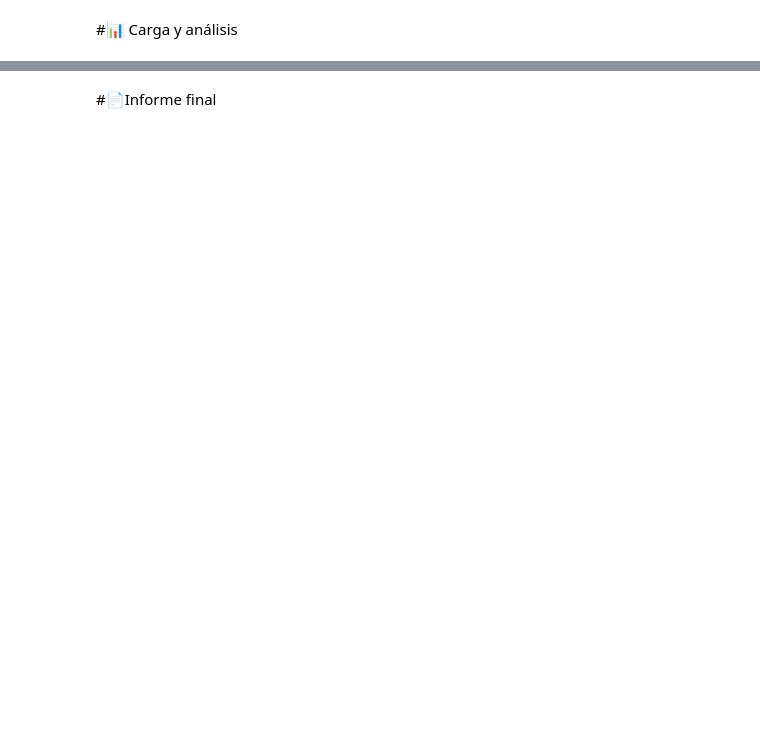
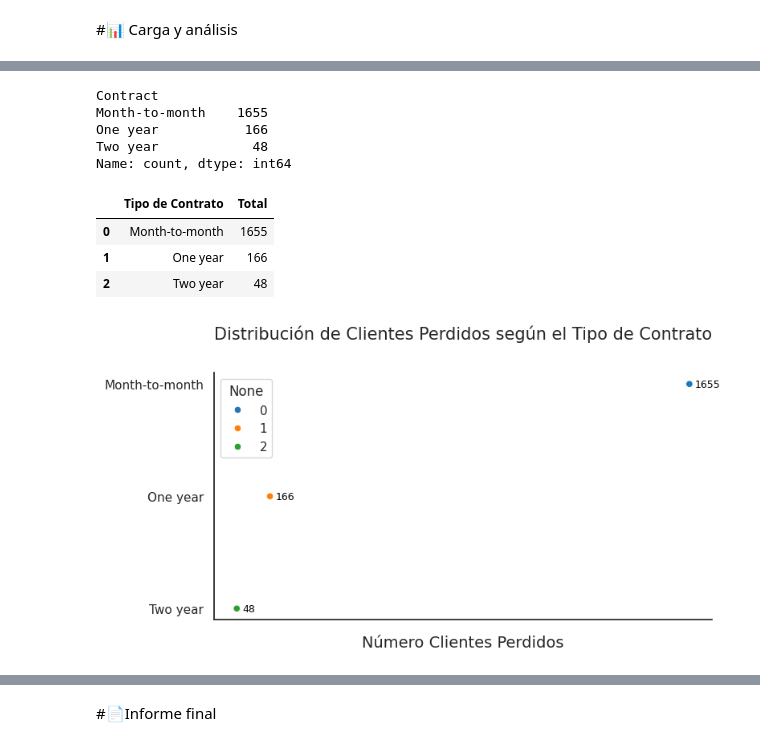
Before and after one commit to arletteGuerrero12/COPREF, a Jupyter notebook: TelecomX_LATAM.ipynb, the cells around one changed output, grey strips where cells are left out. Cells and saved outputs as stored; diff of their text form; code cells hidden in the pictures; blank space fills up the shorter version.

```diff
--- a/TelecomX_LATAM.ipynb
+++ b/TelecomX_LATAM.ipynb
@@ -69,0 +305,3 @@ datos = df.drop(columns=['InternetService']).join(internet_normalizado)
+# %%
+datos_fidelizacion_out = datos_fidelizacion[datos_fidelizacion['Churn'] == 'Yes']
+datos_fidelizacion_out
@@ -69,0 +322,3 @@ datos = df.drop(columns=['InternetService']).join(internet_normalizado)
+# %%
+datos_fidelizacion_out.reset_index(inplace=True, drop=True)
+datos_fidelizacion_out
@@ -69,0 +339,47 @@ datos = df.drop(columns=['InternetService']).join(internet_normalizado)
+# %%
+frecuencia_valores = datos_fidelizacion_out['Contract'].value_counts()
+print(frecuencia_valores)
+
+total_mtm = (datos_fidelizacion_out['Contract'] == 'Month-to-month').sum()
+total_year = (datos_fidelizacion_out['Contract'] == 'One year').sum()
+total_ty = (datos_fidelizacion_out['Contract'] == 'Two year').sum()
+# %% [output]
+Contract
+Month-to-month    1655
+One year           166
+Two year            48
+Name: count, dtype: int64
+# %%
+fidelizacion = {
+    'Tipo de Contrato': ['Month-to-month', 'One year', 'Two year'],
+    'Total': [total_mtm, total_year, total_ty]
+}
+df_fidelizacion = pd.DataFrame(fidelizacion)
+df_fidelizacion
+# %% [output]
+|  | Tipo de Contrato | Total |
+| 0 | Month-to-month | 1655 |
+| 1 | One year | 166 |
+| 2 | Two year | 48 |
+# %%
+def generar_grafico(palette):
+  fig, ax = plt.subplots(figsize=(8, 4))
+  ax.set(xticklabels=[])
+
+  ax = sns.scatterplot(data=df_fidelizacion, x=df_fidelizacion['Total'], y=df_fidelizacion['Tipo de Contrato'], hue=df_fidelizacion.index, palette=palette)
+  ax.set_title('Distribución de Clientes Perdidos según el Tipo de Contrato',
+              loc='left', fontsize=15, pad=30)
+  ax.set_xlabel('Número Clientes Perdidos', fontsize=14)
+  ax.set_ylabel('')
+
+  sns.despine()
+
+  for i, j in enumerate(df_fidelizacion['Total']):
+    ax.text(j+20, i, str(j), color='black', fontsize=9, ha='left', va='center')
+
+plt.show()
+
+sns.set_theme(style='white')
+generar_grafico('tab10')
+# %% [output]
+[figure, added]
```
Also changed, not shown: parts of 39 cells of this notebook.
